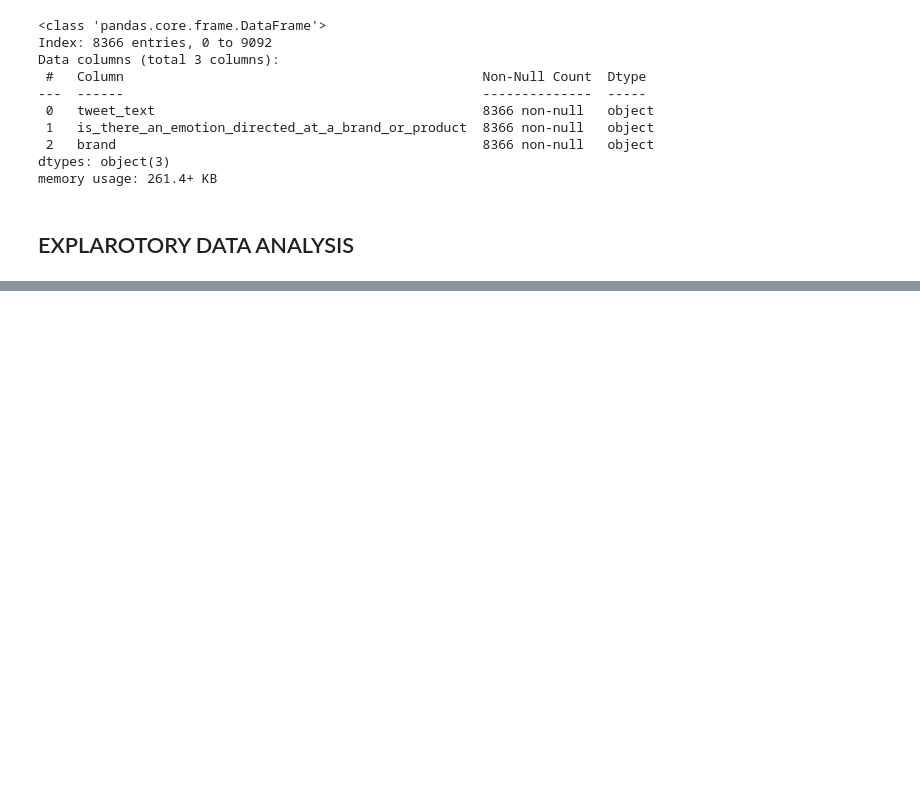
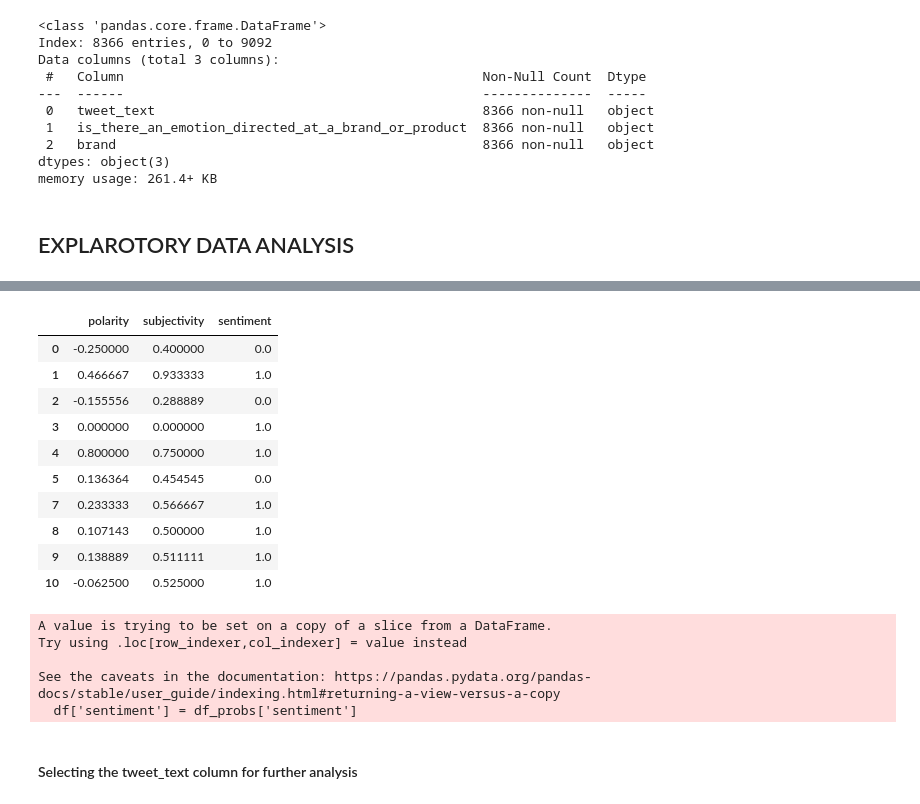
Before and after one commit to bizzfuzz/dsc-phase-4-project, a Jupyter notebook: Tweet.ipynb, the cells around one changed output, grey strips where cells are left out. Saved outputs shown, nothing was run; the diff lists cells and outputs as text; code cells hidden in the pictures; blank space fills up the shorter version.

Commit message:
EDA
Initialize Sentiment Intensity Analyzer

```diff
--- a/Tweet.ipynb
+++ b/Tweet.ipynb
@@ -348,0 +339,53 @@ ii. Removing basic Stop Words.
+# %%
+#Calculating Negative, Positive, Neutral and Compound values
+df_probs = pd.DataFrame()
+df_probs[['polarity', 'subjectivity']] = df['tweet_text'].apply(lambda Text: pd.Series(TextBlob(Text).sentiment))
+
+# Initialize Sentiment Intensity Analyzer
+sia = SentimentIntensityAnalyzer()
+
+# Function to apply VADER sentiment analysis
+def analyze_sentiment(text):
+    score = sia.polarity_scores(text)
+    neg = score['neg']
+    neu = score['neu']
+    pos = score['pos']
+    comp = score['compound']
+    return pd.Series([neg, neu, pos, comp])
+
+for index, row in df['tweet_text'].items():
+    score = SentimentIntensityAnalyzer().polarity_scores(row)
+    neg = score['neg']
+    neu = score['neu']
+    pos = score['pos']
+    comp = score['compound']
+    if neg > pos:
+        df_probs.loc[index, 'sentiment'] = 0
+    elif pos > neg:
+        df_probs.loc[index, 'sentiment'] = 1
+    else:
+        df_probs.loc[index, 'sentiment'] = 0
+
+df_probs.head(10)
+# %% [output]
+|  | polarity | subjectivity | sentiment |
+| 0 | -0.250000 | 0.400000 | 0.0 |
+| 1 | 0.466667 | 0.933333 | 1.0 |
+| 2 | -0.155556 | 0.288889 | 0.0 |
+| 3 | 0.000000 | 0.000000 | 1.0 |
+| 4 | 0.800000 | 0.750000 | 1.0 |
+| 5 | 0.136364 | 0.454545 | 0.0 |
+| 7 | 0.233333 | 0.566667 | 1.0 |
+| 8 | 0.107143 | 0.500000 | 1.0 |
+| 9 | 0.138889 | 0.511111 | 1.0 |
+| 10 | -0.062500 | 0.525000 | 1.0 |
+# %%
+df['sentiment'] = df_probs['sentiment']
+# %% [output]
+A value is trying to be set on a copy of a slice from a DataFrame.
+Try using .loc[row_indexer,col_indexer] = value instead
+
+See the caveats in the documentation: https://pandas.pydata.org/pandas-docs/stable/user_guide/indexing.html#returning-a-view-versus-a-copy
+  df['sentiment'] = df_probs['sentiment']
+# %% [markdown]
+#### Selecting the tweet_text column for further analysis
```
Also changed, not shown: parts of 8 cells of this notebook.
